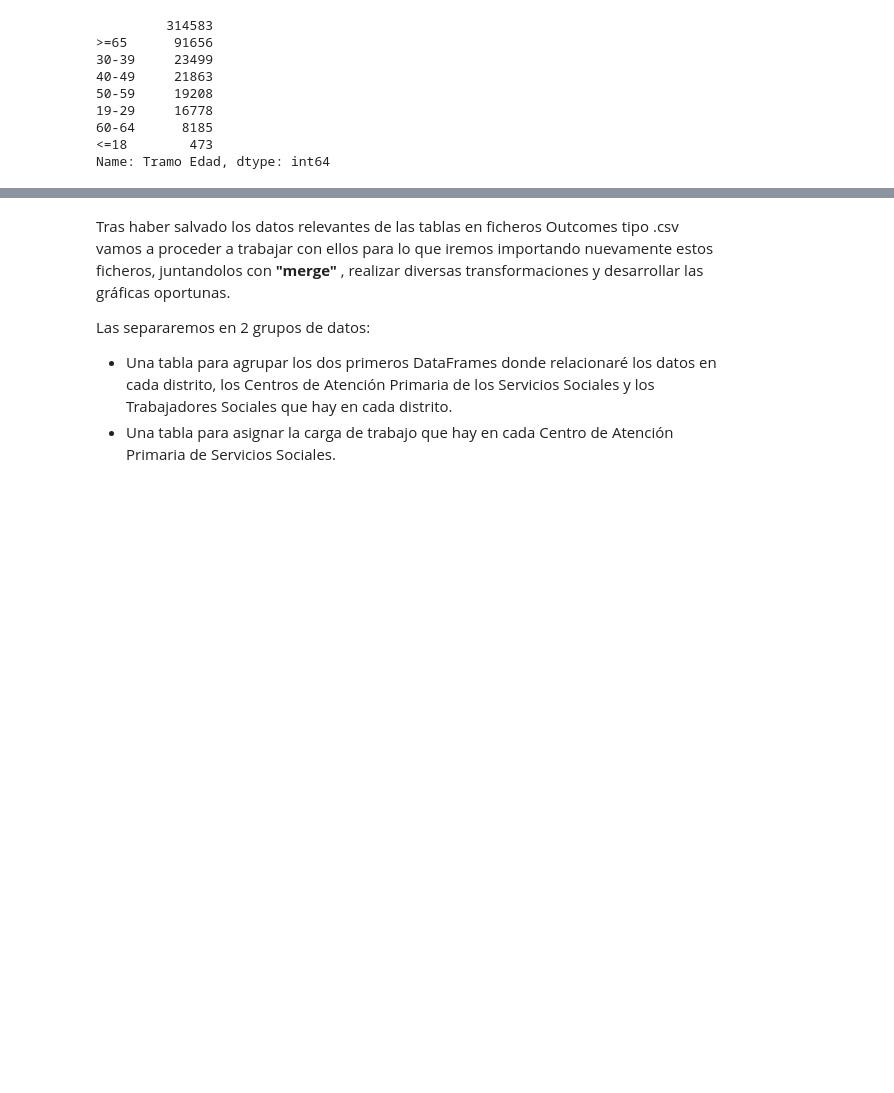
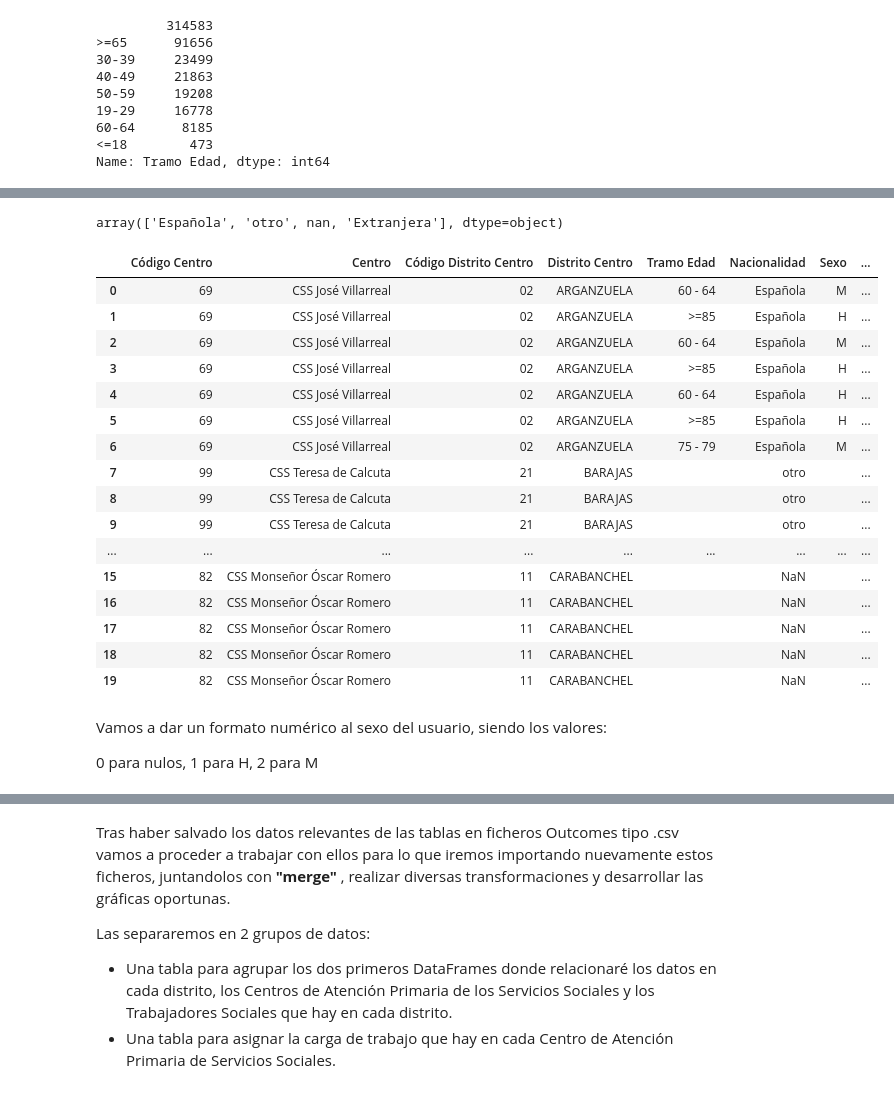
Before and after one commit to 75Engel/Estimacion_tipologia_usuarios_Servicios_Sociales_Ayto_Madrid, a Jupyter notebook: Notebooks/Notebook_1.ipynb, the cells around one changed output, grey strips where cells are left out. Saved outputs shown, nothing was run; the diff lists cells and outputs as text; code cells hidden in the pictures; blank space fills up the shorter version.

```diff
--- a/Notebooks/Notebook_1.ipynb
+++ b/Notebooks/Notebook_1.ipynb
@@ -233,13 +222,13 @@ df_demandas['Tramo Edad'].value_counts()
 <=18        473
 Name: Tramo Edad, dtype: int64
 # %%
-lista_rango_edad=df_demandas['Tramo Edad'].unique()             # Hay que revisar esto, porque no está ordenado y sería lo ideal
-#lista_company
-mivalor = [ x+1 for x in range(len(lista_rango_edad))]             ##  agregaremos una variable numérica para sustituir a los nombres de las cias
+lista_rango_edad=df_demandas['Tramo Edad'].unique()                  # Hay que revisar esto, porque no está ordenado y sería lo ideal
+lista_rango_edad.sort()
+mivalor = [ x for x in range(len(lista_rango_edad))]             ##  agregaremos una variable numérica para sustituir a los nombres de las cias
 #mivalor
 lista_rango_edad=list(lista_rango_edad)                               ##  dejamos el valor cero por si en los datos a testear  hay algún NaN y
-#lista_company
+
 Age_range_code = {k: v for k, v in zip(lista_rango_edad, mivalor)}   ##  sustituirlo por cero
-#Company_code
+Age_range_code
 df_demandas['Age_range_code']= df_demandas['Tramo Edad'].map(Age_range_code)
-df_demandas
+#df_demandas
@@ -260,12 +241,11 @@ df_demandas
 # %%
 lista_nacionalidad=df_demandas['Nacionalidad'].unique()
-#lista_company
-mivalor = [ x+1 for x in range(len(lista_nacionalidad))]             ##  agregaremos una variable numérica para sustituir a los nombres de las cias
+lista_nacionalidad.sort()
+lista_nacionalidad
+mivalor = [ x for x in range(len(lista_nacionalidad))]             ##  agregaremos una variable numérica para sustituir a los nombres de las cias
 #mivalor
 lista_nacionalidad=list(lista_nacionalidad)                               ##  dejamos el valor cero por si en los datos a testear  hay algún NaN y
-#lista_company
 Nationality_code = {k: v for k, v in zip(lista_nacionalidad, mivalor)}   ##  sustituirlo por cero
-#Company_code
 df_demandas['Nationality_code']= df_demandas['Nacionalidad'].map(Nationality_code)
 df_demandas
 # %% [output]
@@ -285,2 +265,33 @@ df_demandas
+# %%
+df_demandas['Nacionalidad']=df_demandas['Nacionalidad'].mask(df_demandas['Nacionalidad'] == ' ').fillna('otro', limit=5)
+# Con el método mask, se sustituyen valores " " por NaN, que ya son manejables
+# %%
+df_demandas['Nacionalidad'].unique()
+# %% [output]
+array(['Española', 'otro', nan, 'Extranjera'], dtype=object)
+# %%
+df_demandas.head(20)
+# %% [output]
+|  | Código Centro | Centro | Código Distrito Centro | Distrito Centro | Tramo Edad | Nacionalidad | Sexo | ... |
+| 0 | 69 | CSS José Villarreal | 02 | ARGANZUELA | 60 - 64 | Española | M | ... |
+| 1 | 69 | CSS José Villarreal | 02 | ARGANZUELA | >=85 | Española | H | ... |
+| 2 | 69 | CSS José Villarreal | 02 | ARGANZUELA | 60 - 64 | Española | M | ... |
+| 3 | 69 | CSS José Villarreal | 02 | ARGANZUELA | >=85 | Española | H | ... |
+| 4 | 69 | CSS José Villarreal | 02 | ARGANZUELA | 60 - 64 | Española | H | ... |
+| 5 | 69 | CSS José Villarreal | 02 | ARGANZUELA | >=85 | Española | H | ... |
+| 6 | 69 | CSS José Villarreal | 02 | ARGANZUELA | 75 - 79 | Española | M | ... |
+| 7 | 99 | CSS Teresa de Calcuta | 21 | BARAJAS |  | otro |  | ... |
+| 8 | 99 | CSS Teresa de Calcuta | 21 | BARAJAS |  | otro |  | ... |
+| 9 | 99 | CSS Teresa de Calcuta | 21 | BARAJAS |  | otro |  | ... |
+| ... | ... | ... | ... | ... | ... | ... | ... | ... |
+| 15 | 82 | CSS Monseñor Óscar Romero | 11 | CARABANCHEL |  | NaN |  | ... |
+| 16 | 82 | CSS Monseñor Óscar Romero | 11 | CARABANCHEL |  | NaN |  | ... |
+| 17 | 82 | CSS Monseñor Óscar Romero | 11 | CARABANCHEL |  | NaN |  | ... |
+| 18 | 82 | CSS Monseñor Óscar Romero | 11 | CARABANCHEL |  | NaN |  | ... |
+| 19 | 82 | CSS Monseñor Óscar Romero | 11 | CARABANCHEL |  | NaN |  | ... |
+# %% [markdown]
+Vamos a dar un formato numérico al sexo del usuario, siendo los valores:
+
+0 para nulos, 1 para H, 2 para M
 # %%
 lista_sexo=df_demandas['Sexo'].unique()
```
Also changed, not shown: parts of 17 cells of this notebook, 11 other files.
